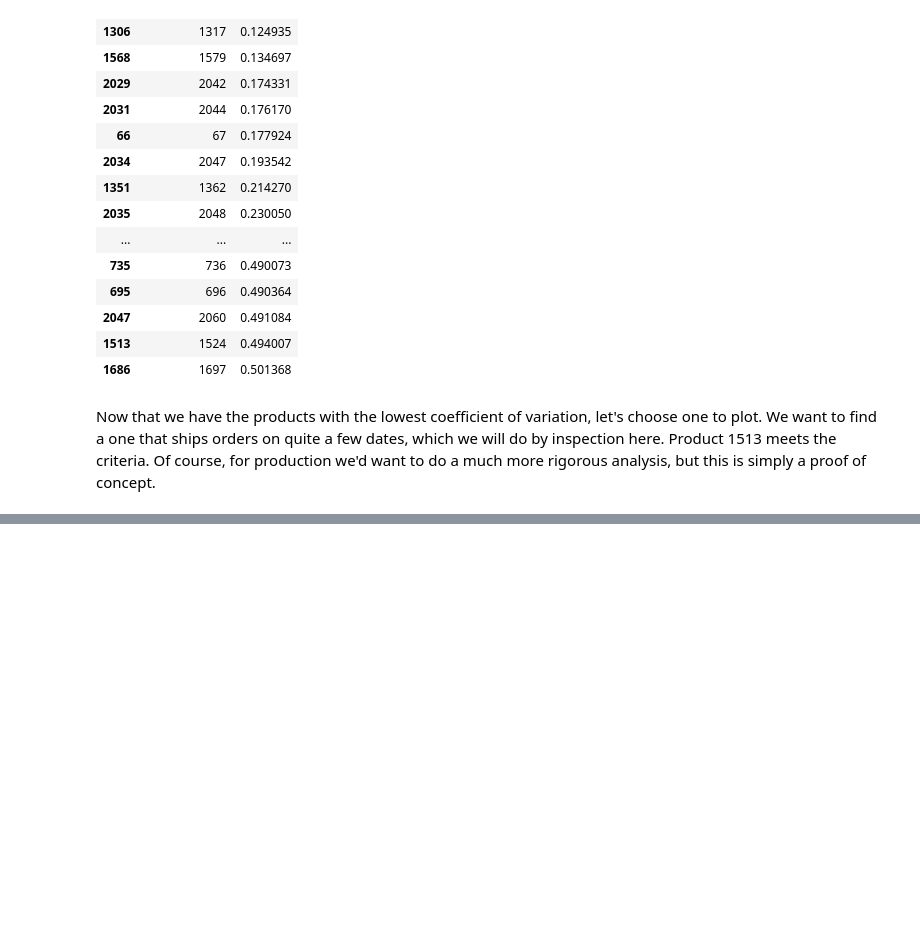
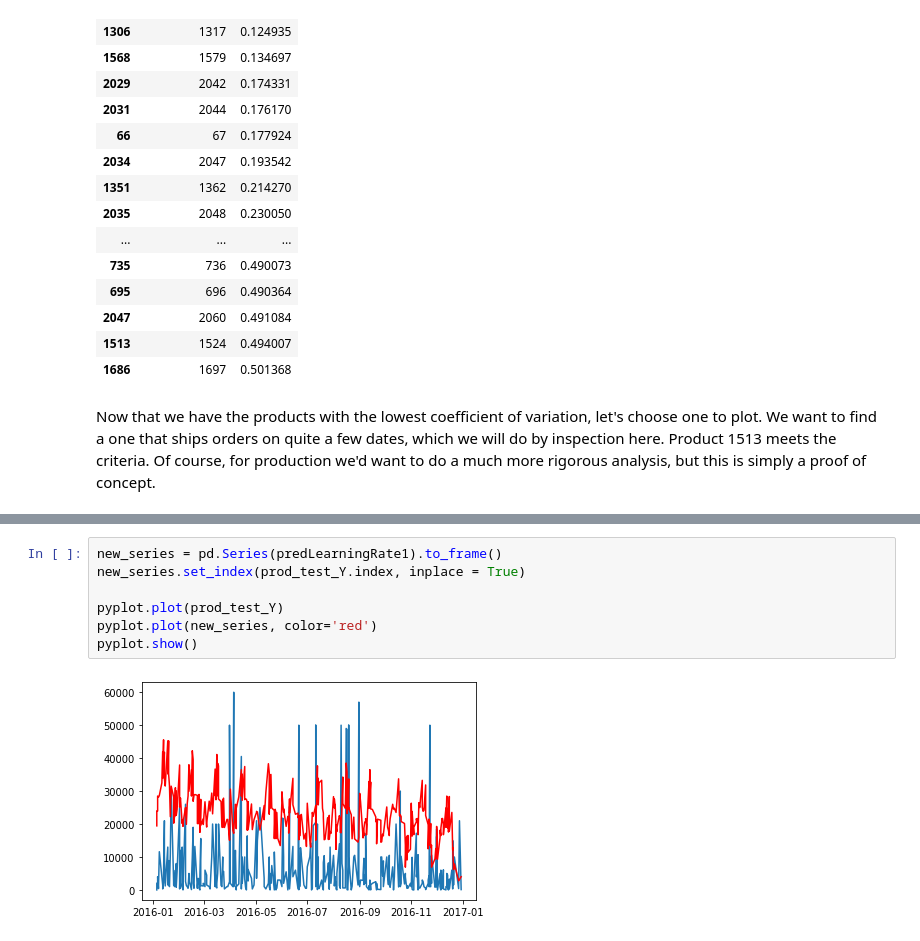
Before and after one commit to mdsvoren/eecs731-project5, a Jupyter notebook: notebooks/Project 5 - Forecasting Product Demand.ipynb, the cells around one changed output, grey strips where cells are left out. Drawn from its saved outputs; the diff is of its cells as text; blank space fills up the shorter version.

```diff
--- a/notebooks/Project 5 - Forecasting Product Demand.ipynb
+++ b/notebooks/Project 5 - Forecasting Product Demand.ipynb
@@ -325,0 +394,9 @@ prod_test_X = prod_Test[[ 'Warehouse', 'Product_Code']]
+# %%
+new_series = pd.Series(predLearningRate1).to_frame()
+new_series.set_index(prod_test_Y.index, inplace = True)
+
+pyplot.plot(prod_test_Y)
+pyplot.plot(new_series, color='red')
+pyplot.show()
+# %% [output]
+[figure, added]
```
Also changed, not shown: parts of 25 cells of this notebook.
